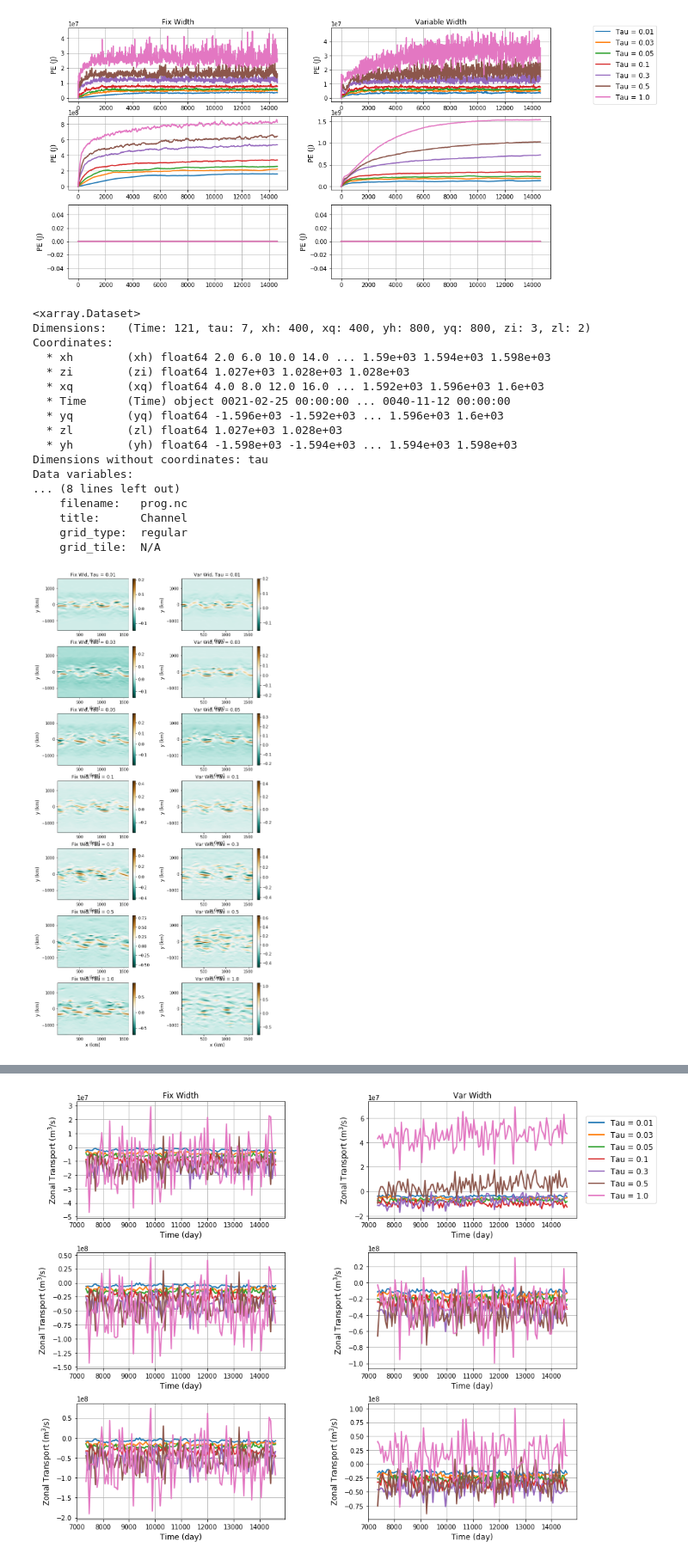
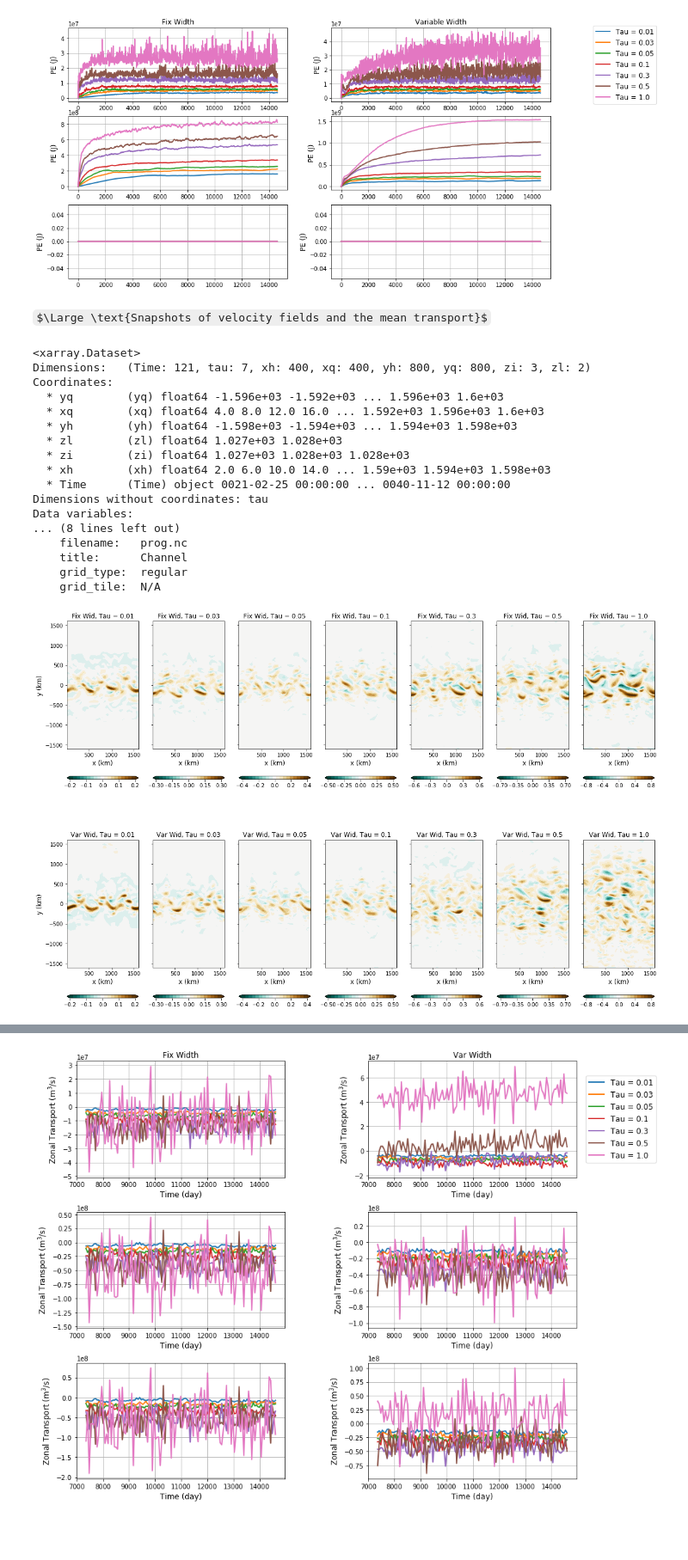
Before and after one commit to hmkhatri/Topography-Eddy-MOM6, a Jupyter notebook: Notebooks/2L_initial.ipynb, the cells around one changed output, grey strips where cells are left out. Shown at 86% size. Saved outputs shown, nothing was run; the diff lists cells and outputs as text; code cells hidden in the pictures; some formulas as TeX source; blank space fills up the shorter version.

Commit message:
More plots

```diff
--- a/Notebooks/2L_initial.ipynb
+++ b/Notebooks/2L_initial.ipynb
@@ -80,7 +80,7 @@ fig = plt.figure(figsize=[15,8])
 
 ax = fig.add_subplot(grid_plot[0, 0])
 ax.plot(ds_FW['Time']/(24*3600*1e9), np.sqrt(ds_FW['En']).transpose(), lw=2)
-ax.set_ylabel('Total Energy (J)',fontsize=12)
+ax.set_ylabel('Total Energy $\sqrt{E}$',fontsize=12)
 #ax.set_xlabel('Time (day)', fontsize=12)
 ax.grid()
 #ax.set_yscale('log')
@@ -88,7 +88,7 @@ ax.set_title('Fix Width', fontsize=12)
 
 ax = fig.add_subplot(grid_plot[0, 1])
 ax.plot(ds_VW['Time']/(24*3600*1e9), np.sqrt(ds_VW['En']).transpose(), lw=2)
-ax.set_ylabel('Total Energy (J)',fontsize=12)
+ax.set_ylabel('Total Energy $\sqrt{E}$',fontsize=12)
 #ax.set_xlabel('Time (day)', fontsize=12)
 ax.grid()
 #ax.set_yscale('log')
@@ -97,28 +97,28 @@ ax.legend([ 'Tau = ' + str(lag) for lag in leg], loc='center right', bbox_to_anc
 
 ax = fig.add_subplot(grid_plot[1, 0])
 ax.plot(ds_FW['Time']/(24*3600*1e9), np.sqrt(ds_FW['KE'].isel(Layer=0)).transpose(), lw=2)
-ax.set_ylabel('KE Top (J)',fontsize=12)
+ax.set_ylabel('$\sqrt{KE}$ Top',fontsize=12)
 #ax.set_xlabel('Time (day)', fontsize=12)
 ax.grid()
 #ax.set_yscale('log')
 
 ax = fig.add_subplot(grid_plot[1, 1])
 ax.plot(ds_VW['Time']/(24*3600*1e9), np.sqrt(ds_VW['KE'].isel(Layer=0)).transpose(), lw=2)
-ax.set_ylabel('KE Top (J)',fontsize=12)
+ax.set_ylabel('$\sqrt{KE}$ Top',fontsize=12)
 #ax.set_xlabel('Time (day)', fontsize=12)
 ax.grid()
 #ax.set_yscale('log')
 
 ax = fig.add_subplot(grid_plot[2, 0])
 ax.plot(ds_FW['Time']/(24*3600*1e9), np.sqrt(ds_FW['KE'].isel(Layer=1)).transpose(), lw=2)
-ax.set_ylabel('KE Bottom (J)',fontsize=12)
+ax.set_ylabel('$\sqrt{KE}$ Bottom',fontsize=12)
 #ax.set_xlabel('Time (day)', fontsize=12)
 ax.grid()
 #ax.set_yscale('log')
 
 ax = fig.add_subplot(grid_plot[2, 1])
 ax.plot(ds_VW['Time']/(24*3600*1e9), np.sqrt(ds_VW['KE'].isel(Layer=1)).transpose(), lw=2)
-ax.set_ylabel('KE Bottom (J)',fontsize=12)
+ax.set_ylabel('$\sqrt{KE}$ Bottom',fontsize=12)
 #ax.set_xlabel('Time (day)', fontsize=12)
 ax.grid()
 #ax.set_yscale('log')
@@ -165,4 +166,6 @@ for i in range(0,3):
                   bbox_to_anchor=(1.5, 0.5), fontsize=12)
 # %% [output]
 [figure]
+# %% [markdown]
+$\Large \text{Snapshots of velocity fields and the mean transport}$
 # %%
@@ -187,13 +190,13 @@ ds_FW1
 <xarray.Dataset>
 Dimensions:   (Time: 121, tau: 7, xh: 400, xq: 400, yh: 800, yq: 800, zi: 3, zl: 2)
 Coordinates:
+  * yq        (yq) float64 -1.596e+03 -1.592e+03 ... 1.596e+03 1.6e+03
+  * xq        (xq) float64 4.0 8.0 12.0 16.0 ... 1.592e+03 1.596e+03 1.6e+03
+  * yh        (yh) float64 -1.598e+03 -1.594e+03 ... 1.594e+03 1.598e+03
+  * zl        (zl) float64 1.027e+03 1.028e+03
+  * zi        (zi) float64 1.027e+03 1.028e+03 1.028e+03
   * xh        (xh) float64 2.0 6.0 10.0 14.0 ... 1.59e+03 1.594e+03 1.598e+03
-  * zi        (zi) float64 1.027e+03 1.028e+03 1.028e+03
-  * xq        (xq) float64 4.0 8.0 12.0 16.0 ... 1.592e+03 1.596e+03 1.6e+03
   * Time      (Time) object 0021-02-25 00:00:00 ... 0040-11-12 00:00:00
-  * yq        (yq) float64 -1.596e+03 -1.592e+03 ... 1.596e+03 1.6e+03
-  * zl        (zl) float64 1.027e+03 1.028e+03
-  * yh        (yh) float64 -1.598e+03 -1.594e+03 ... 1.594e+03 1.598e+03
 Dimensions without coordinates: tau
 Data variables:
 ... (8 lines left out)
@@ -202,30 +205,45 @@ Data variables:
     grid_type:  regular
     grid_tile:  N/A
 # %%
-# Plot u snapshots
+# Plot zonal velocity (u) snapshots
 leg = ['0.01', '0.03', '0.05', '0.1', '0.3', '0.5', '1.0']
 
 idx = 120
 
-grid_plot = plt.GridSpec(7, 2, wspace=0.4, hspace=0.3)
-fig = plt.figure(figsize=[10,22])
+grid_plot = plt.GridSpec(2, 7, wspace=0.2, hspace=0.2)
+fig = plt.figure(figsize=[20,14])
 
 for i in range(0, ds_FW1.tau.shape[0]):
 
-    ax = fig.add_subplot(grid_plot[i, 0])
-    img = ax.pcolor(ds_FW1['xq'], ds_FW1['yh'], ds_FW1['u'].isel(Time=idx, zl=0, tau=i), cmap='BrBG_r')
-    ax.set_ylabel('y (km)',fontsize=12)
+    levels = np.linspace(-0.2 - i*0.1, 0.2 + i*0.1, num=20)
+    lev_ticks = np.linspace(-0.2 - i*0.1, 0.2 + i*0.1, num=5)
+
+    ax = fig.add_subplot(grid_plot[0,i])
+    img = ax.contourf(ds_FW1['xq'], ds_FW1['yh'], ds_FW1['u'].isel(Time=idx, zl=0, tau=i),
+                      levels=levels, cmap='BrBG_r', extend='both')
+    if(i==0):
+        ax.set_ylabel('y (km)',fontsize=12)
+    else:
+        ax.set_yticklabels([])
     ax.set_xlabel('x (km)', fontsize=12)
     ax.set_title('Fix Wid, Tau = ' + leg[i], fontsize=12)
     #ax.colorbar()
-    fig.colorbar(img, ax=ax)
+    cbar = fig.colorbar(img, ax=ax, orientation="horizontal")
+    cbar.set_ticks(lev_ticks)
 
-    ax = fig.add_subplot(grid_plot[i, 1])
-    img = ax.pcolor(ds_VW1['xq'], ds_VW1['yh'], ds_VW1['u'].isel(Time=idx, zl=0, tau=i), cmap='BrBG_r')
-    ax.set_ylabel('y (km)',fontsize=12)
+    ax = fig.add_subplot(grid_plot[1,i])
+    img = ax.contourf(ds_VW1['xq'], ds_VW1['yh'], ds_VW1['u'].isel(Time=idx, zl=0, tau=i),
+                      levels=levels, cmap='BrBG_r', extend='both')
+    if(i==0):
+        ax.set_ylabel('y (km)',fontsize=12)
+    else:
+        ax.set_yticklabels([])
     ax.set_xlabel('x (km)', fontsize=12)
     ax.set_title('Var Wid, Tau = ' + leg[i], fontsize=12)
-    fig.colorbar(img, ax=ax)
+    cbar = fig.colorbar(img, ax=ax, orientation="horizontal")
+    cbar.set_ticks(lev_ticks)
     #ax.colorbar()
+
+#fig.tight_layout()
 # %% [output]
-[figure, old version]
+[figure, new version]
```
Also changed, not shown: parts of 13 cells of this notebook.
